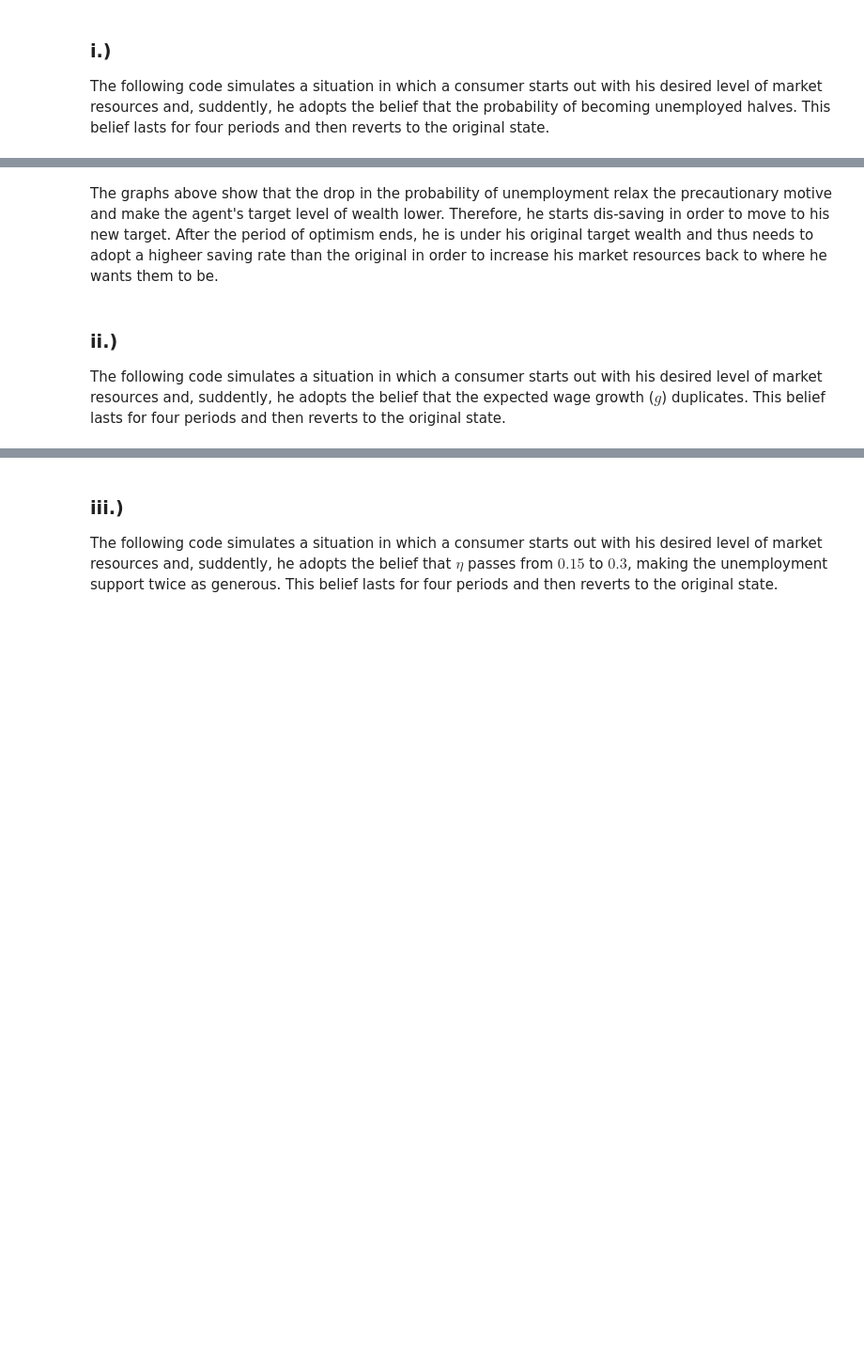
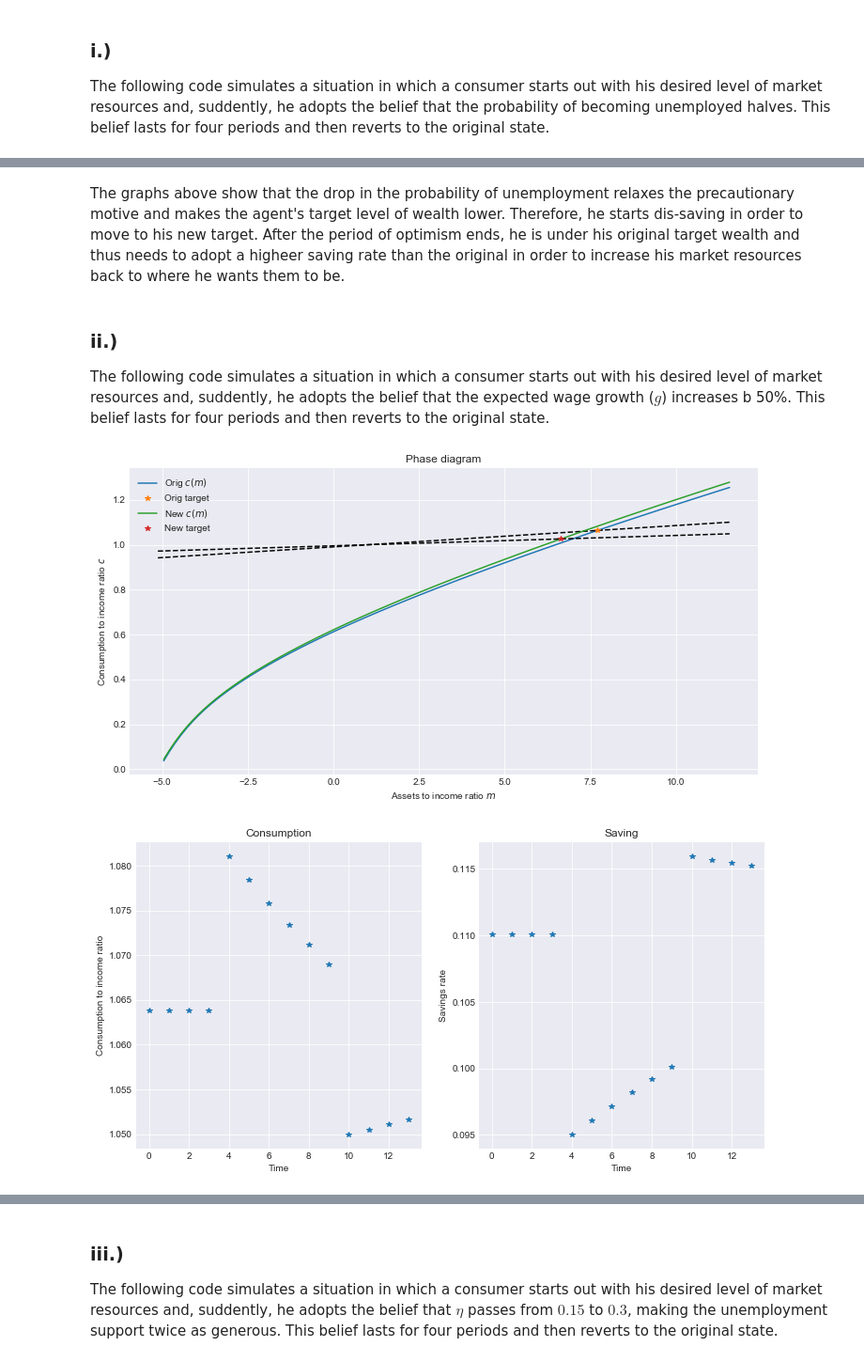
Before and after one commit to JHU-Econ-Choice-2018/problem-set-4-Mv77, a Jupyter notebook: problem-set-4-Mv77.ipynb, the cells around one changed output, grey strips where cells are left out. Shown: that part at 94% size. Saved outputs shown, nothing was run; the diff lists cells and outputs as text; code cells hidden in the pictures; blank space fills up the shorter version.

```diff
--- a/problem-set-4-Mv77.ipynb
+++ b/problem-set-4-Mv77.ipynb
@@ -287,30 +293,33 @@ experiment(agent0,agent1,m0 = agent0.mTarg,periods = 6, burnin = 4)
 # %% [markdown]
-The graphs above show that the drop in the probability of unemployment relax the precautionary motive and make the agent's target level of wealth lower. Therefore, he starts dis-saving in order to move to his new target. After the period of optimism ends, he is under his original target wealth and thus needs to adopt a higheer saving rate than the original in order to increase his market resources back to where he wants them to be.
+The graphs above show that the drop in the probability of unemployment relaxes the precautionary motive and makes the agent's target level of wealth lower. Therefore, he starts dis-saving in order to move to his new target. After the period of optimism ends, he is under his original target wealth and thus needs to adopt a higheer saving rate than the original in order to increase his market resources back to where he wants them to be.
 # %% [markdown]
 ### ii.)
 
-The following code simulates a situation in which a consumer starts out with his desired level of market resources and, suddently, he adopts the belief that the expected wage growth ($g$) duplicates. This belief lasts for four periods and then reverts to the original state.
+The following code simulates a situation in which a consumer starts out with his desired level of market resources and, suddently, he adopts the belief that the expected wage growth ($g$) increases b 50%. This belief lasts for four periods and then reverts to the original state.
 # %%
 params_0 = {'UnempPrb' : UnempP,
             'DiscFac' : DiscFac,
             'Rfree' : Rfree,
             'PermGroFac' : PermGroFac,
             'CRRA' : CRRA}
 
 params_1 = {'UnempPrb' : UnempP,
             'DiscFac' : DiscFac,
             'Rfree' : Rfree,
-            'PermGroFac' : 1+2*(PermGroFac-1),
+            'PermGroFac' : 1+1.5*(PermGroFac-1),
             'CRRA' : CRRA}
 
 # Create and solve agent
 agent0 = TractableConsumerType(**params_0)
 agent1 = TractableConsumerType(**params_1)
 agent0.solve()
 agent1.solve()
 
 agent0.eta = 0.15
 agent1.eta = 0.15
 
 experiment(agent0,agent1,m0 = agent0.mTarg,periods = 6, burnin = 4)
+# %% [output]
+[figure, added]
+[figure, added]
 # %% [markdown]
```
Also changed, not shown: parts of 6 cells of this notebook.
